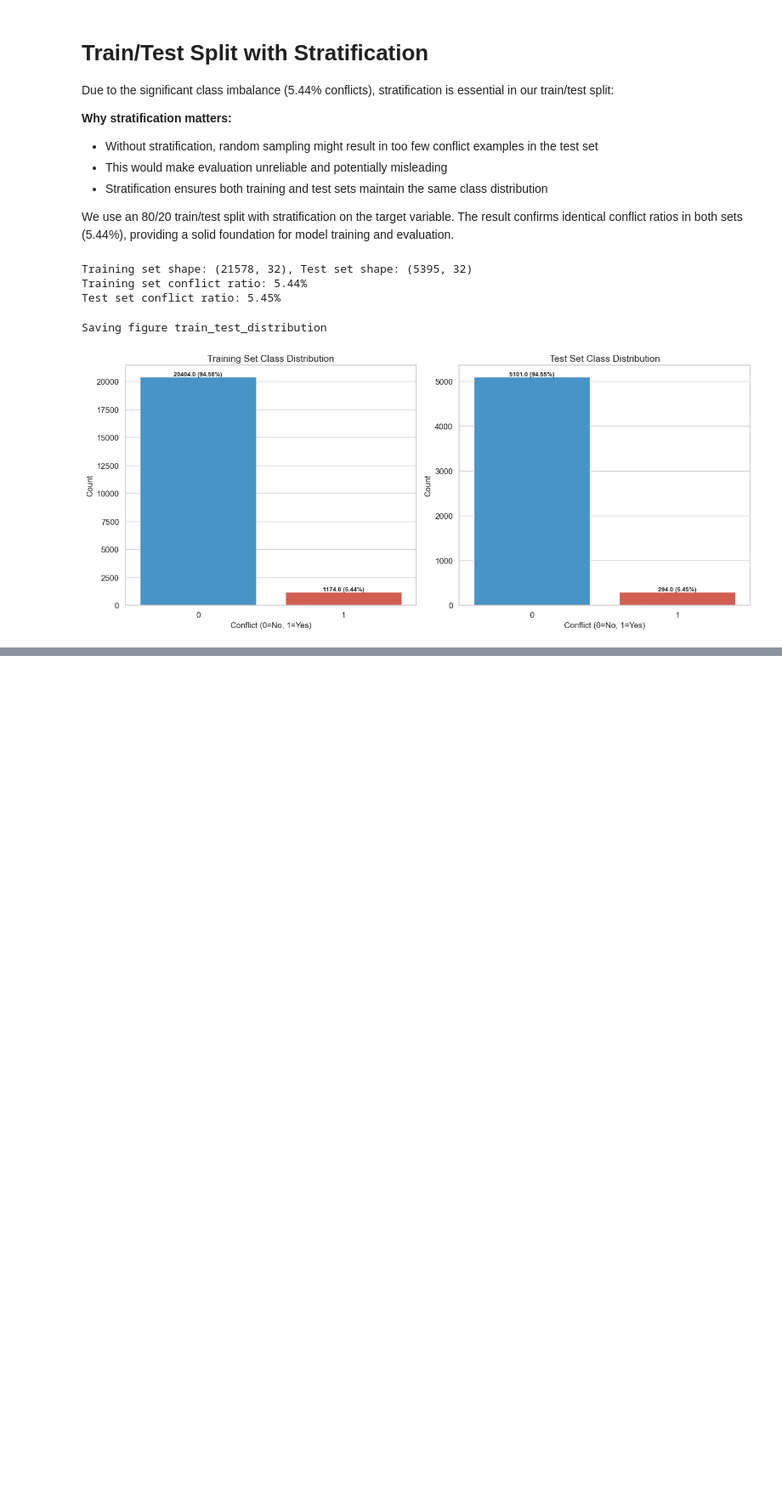
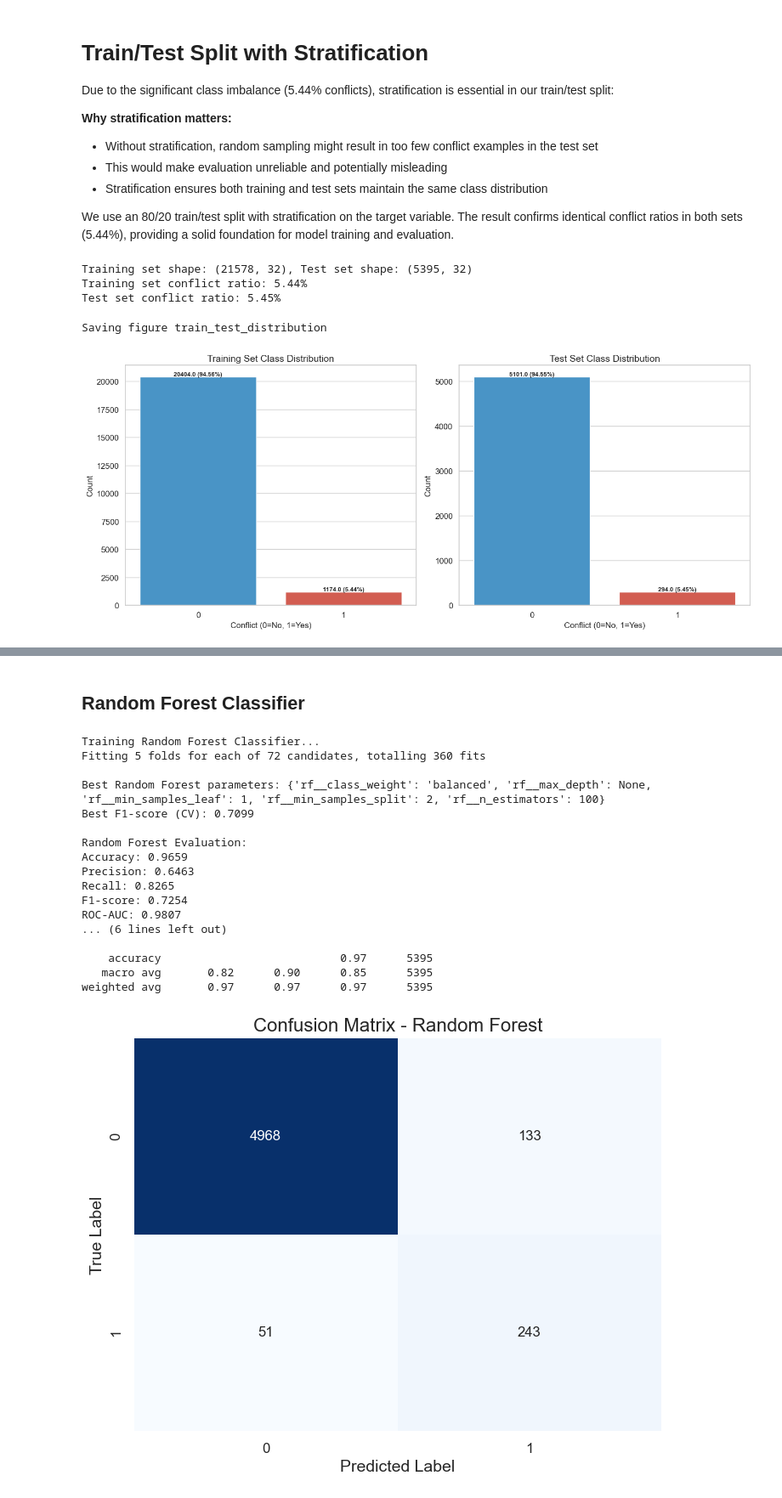
Before and after one commit to violetahoza/MergeConflictClassifier, a Jupyter notebook: HozaVioletaMaria.ipynb, the cells around one changed output, grey strips where cells are left out. Shown at 85% size. Saved outputs shown, nothing was run; the diff lists cells and outputs as text; code cells hidden in the pictures; blank space fills up the shorter version.

```diff
--- a/HozaVioletaMaria.ipynb
+++ b/HozaVioletaMaria.ipynb
@@ -640,0 +960,52 @@ Saving figure train_test_distribution
+# %% [markdown]
+## Random Forest Classifier
+# %%
+# Random Forest with Grid Search
+print("\nTraining Random Forest Classifier...")
+
+# Create pipeline with SMOTE and Random Forest
+rf_pipeline = ImbPipeline([
+    ('scaler', StandardScaler()),
+    ('smote', SMOTE(random_state=42)),
+    ('rf', RandomForestClassifier(random_state=42))
+])
+
+# Parameter grid for tuning
+rf_param_grid = {
+    'rf__n_estimators': [50, 100, 200],
+    'rf__max_depth': [None, 5, 10],
+    'rf__min_samples_split': [2, 5],
+    'rf__min_samples_leaf': [1, 2],
+    'rf__class_weight': ['balanced', 'balanced_subsample']
+}
+
+# Grid search with cross-validation
+rf_grid = GridSearchCV(rf_pipeline, rf_param_grid, cv=5, scoring='f1', n_jobs=-1, verbose=1)
+rf_grid.fit(X_train_selected, y_train)
+
+# Best parameters and score
+print(f"\nBest Random Forest parameters: {rf_grid.best_params_}")
+print(f"Best F1-score (CV): {rf_grid.best_score_:.4f}")
+
+# Evaluate on test set
+best_rf = rf_grid.best_estimator_
+rf_model, rf_metrics = evaluate_model(best_rf, X_train_selected, X_test_selected, y_train, y_test, "Random Forest")
+# %% [output]
+Training Random Forest Classifier...
+Fitting 5 folds for each of 72 candidates, totalling 360 fits
+
+Best Random Forest parameters: {'rf__class_weight': 'balanced', 'rf__max_depth': None, 'rf__min_samples_leaf': 1, 'rf__min_samples_split': 2, 'rf__n_estimators': 100}
+Best F1-score (CV): 0.7099
+
+Random Forest Evaluation:
+Accuracy: 0.9659
+Precision: 0.6463
+Recall: 0.8265
+F1-score: 0.7254
+ROC-AUC: 0.9807
+... (6 lines left out)
+
+    accuracy                           0.97      5395
+   macro avg       0.82      0.90      0.85      5395
+weighted avg       0.97      0.97      0.97      5395
+[figure, added]
```
Also changed, not shown: parts of 22 cells of this notebook, 4 other files.
